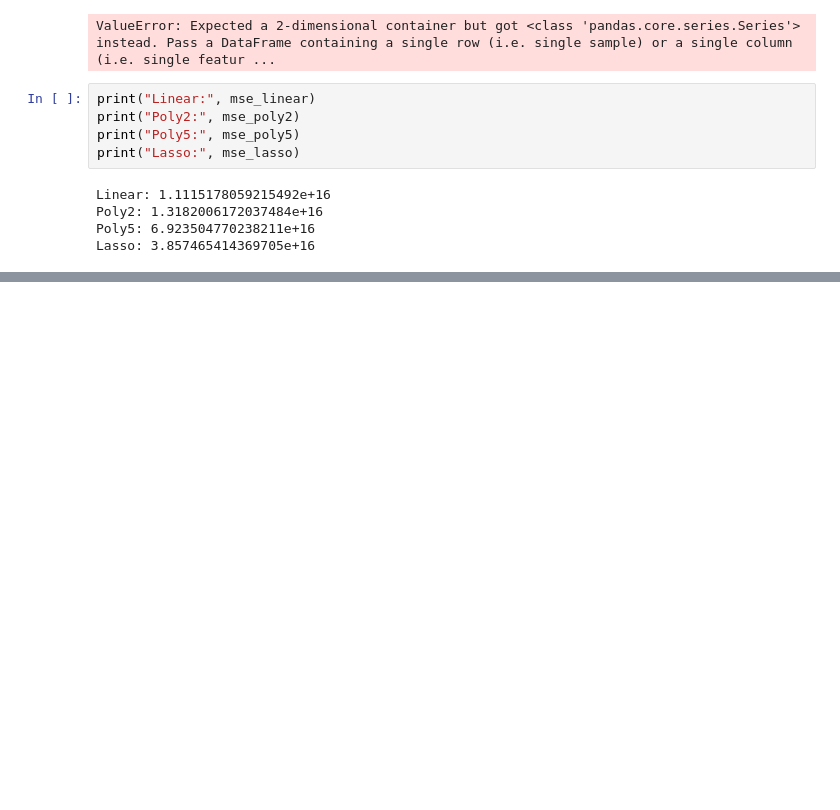
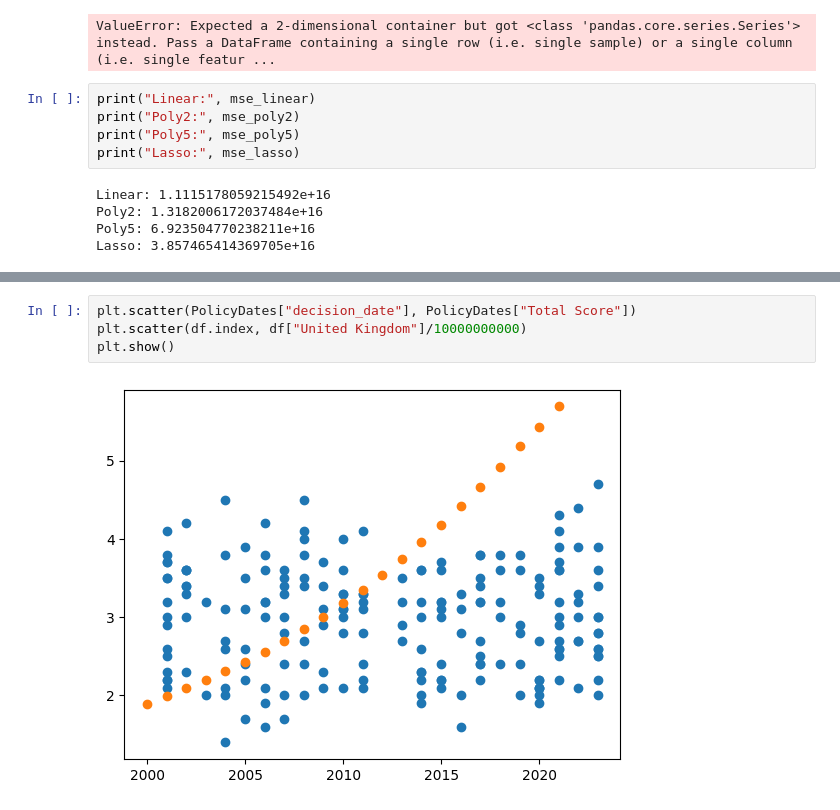
Before and after one commit to SureFoot0/CERA, a Jupyter notebook: MathModel.ipynb, the cells around one changed output, grey strips where cells are left out. Cells and saved outputs as stored; diff of their text form; blank space fills up the shorter version.

```diff
--- a/MathModel.ipynb
+++ b/MathModel.ipynb
@@ -340,0 +376,6 @@ Lasso: 3.857465414369705e+16
+# %%
+plt.scatter(PolicyDates["decision_date"], PolicyDates["Total Score"])
+plt.scatter(df.index, df["United Kingdom"]/10000000000)
+plt.show()
+# %% [output]
+[figure, added]
```
Also changed, not shown: parts of 12 cells of this notebook.
